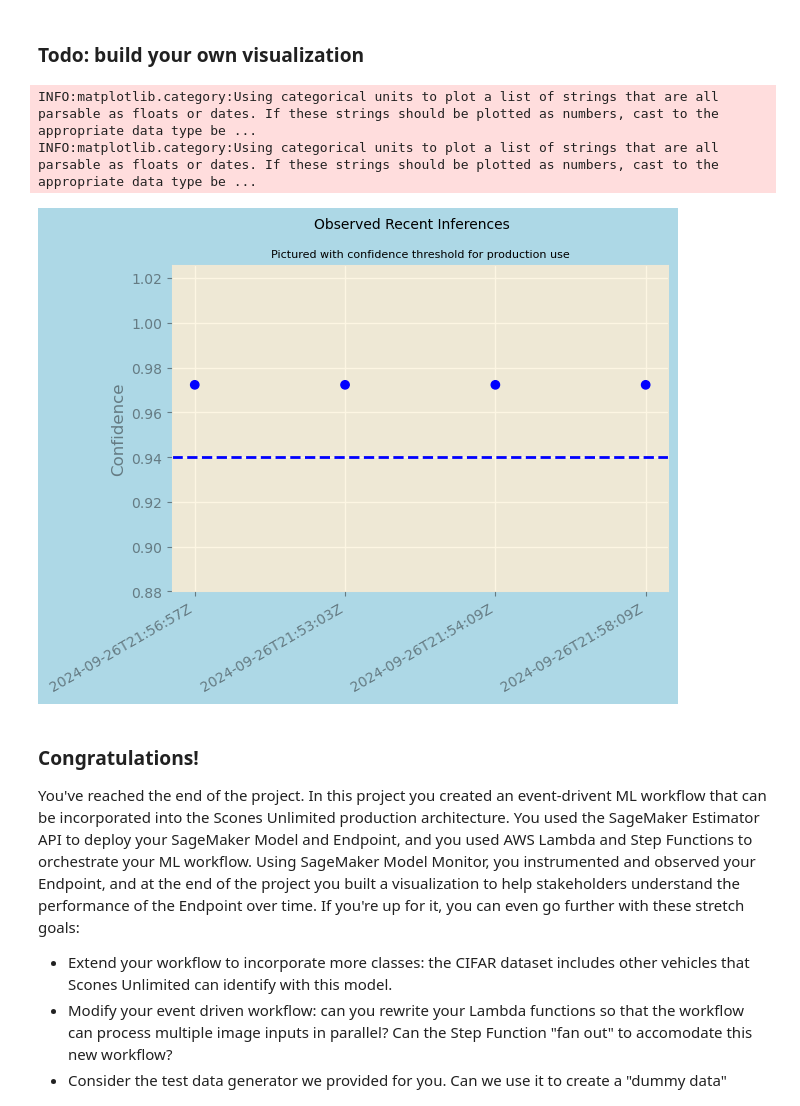
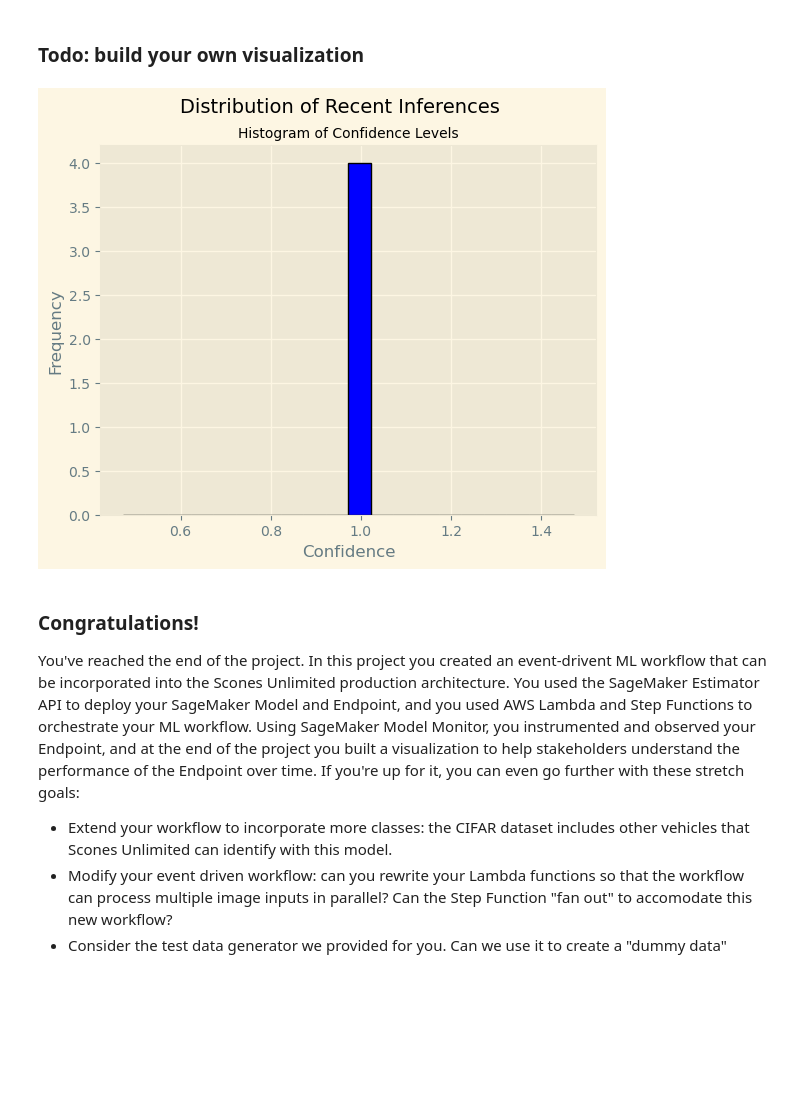
Before and after one commit to josikie/scones-unlimited, a Jupyter notebook: starter.ipynb, the cells around one changed output. Saved outputs shown, nothing was run; the diff lists cells and outputs as text; code cells hidden in the pictures; blank space fills up the shorter version.

```diff
--- a/starter.ipynb
+++ b/starter.ipynb
@@ -755,35 +757,20 @@ INFO:matplotlib.category:Using categorical units to plot a list of strings that
 [figure]
 # %% [markdown]
 ### Todo: build your own visualization
-# %%
-# Populate the data for the x and y axis
-x = []
-y = []
-for obj in json_data:
-    inference, timestamp = simple_getter(obj)
-
-    y.append(max(inference))
-    x.append(timestamp)
-
-# Todo: here is an visualization example, take some time to build another visual that helps monitor the result
-# Plot the data
-plt.figure(facecolor='lightblue')
-plt.scatter(x, y, c=['r' if k<.94 else 'b' for k in y ])
-plt.axhline(y=0.94, color='b', linestyle='--')
-plt.ylim(bottom=.88)
-
-# Add labels
-plt.ylabel("Confidence")
-plt.suptitle("Observed Recent Inferences", size=10)
-plt.title("Pictured with confidence threshold for production use", size=8)
-
-# Give it some pizzaz!
-plt.style.use("Solarize_Light2")
-plt.gcf().autofmt_xdate()
-# %% [output]
-INFO:matplotlib.category:Using categorical units to plot a list of strings that are all parsable as floats or dates. If these strings should be plotted as numbers, cast to the appropriate data type be ...
-INFO:matplotlib.category:Using categorical units to plot a list of strings that are all parsable as floats or dates. If these strings should be plotted as numbers, cast to the appropriate data type be ...
-[figure, removed]
+# %%
+plt.hist(y, bins=20, color='blue', edgecolor='black')
+
+plt.xlabel("Confidence")
+plt.ylabel("Frequency")
+plt.suptitle("Distribution of Recent Inferences", size=14)
+plt.title("Histogram of Confidence Levels", size=10)
+
+plt.style.use("Solarize_Light2")
+
+# Show the plot
+plt.show()
+# %% [output]
+[figure, added]
 # %% [markdown]
 ### Congratulations!
 
```
Also changed, not shown: parts of 4 cells of this notebook, 3 other files.
